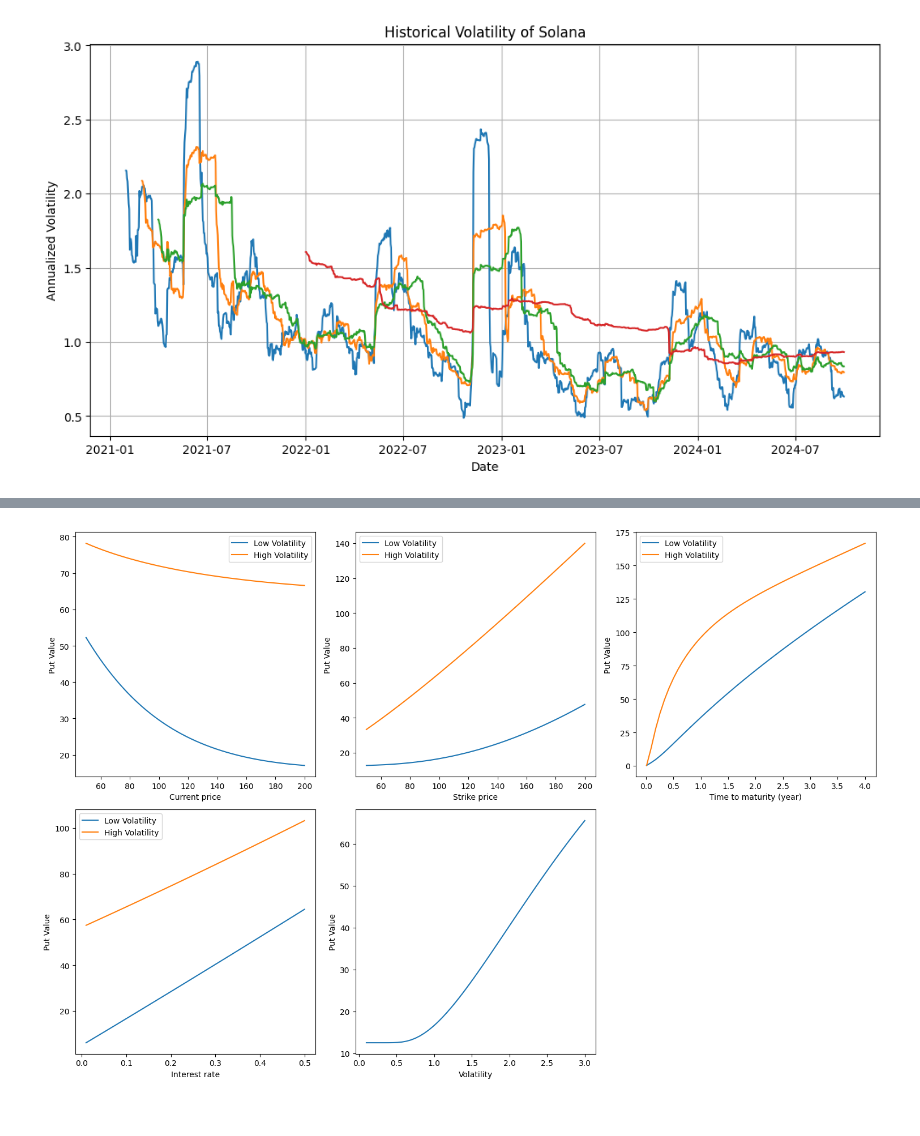
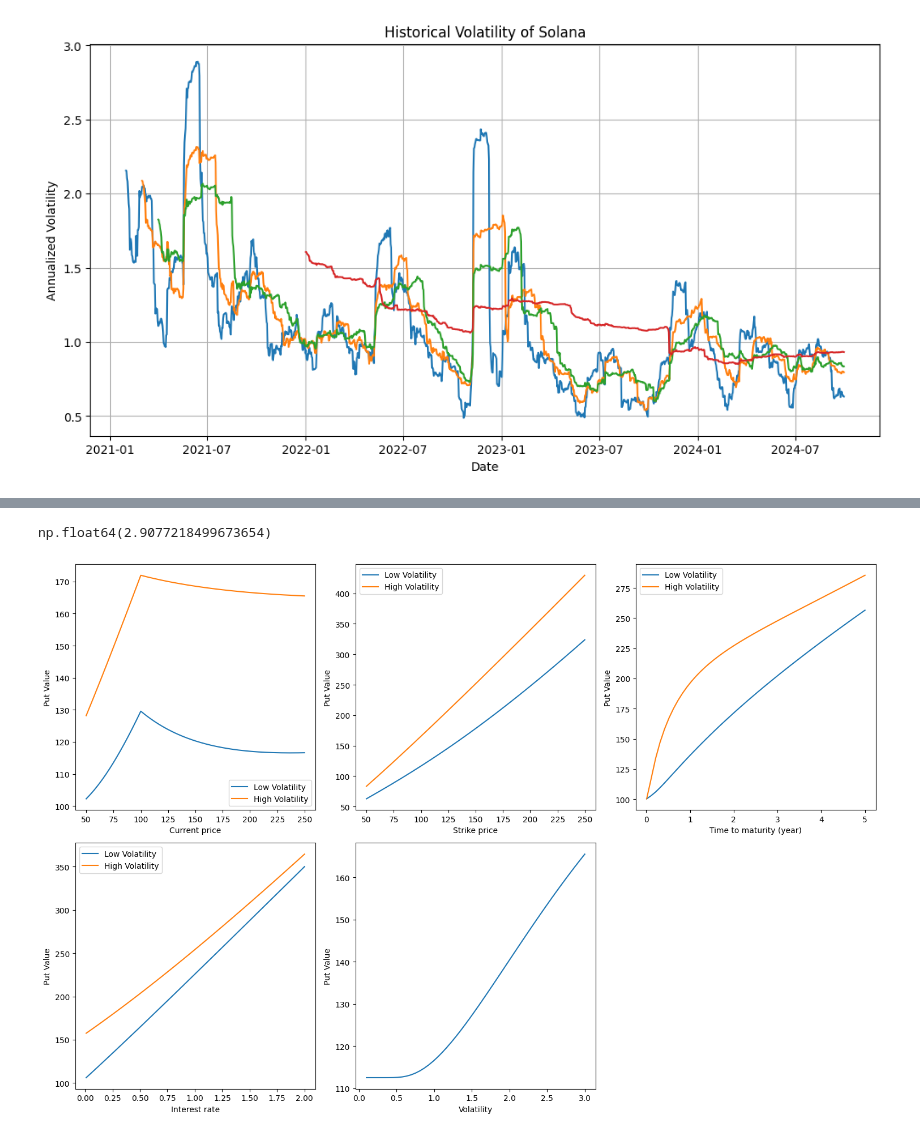
Before and after one commit to Dodecahedr0x/bankwet-simulation, a Jupyter notebook: pricing.ipynb, the cells around one changed output, grey strips where cells are left out. Saved outputs shown, nothing was run; the diff lists cells and outputs as text; code cells hidden in the pictures.

Commit message:
Include collateral price

```diff
--- a/pricing.ipynb
+++ b/pricing.ipynb
@@ -66,9 +66,29 @@ def get_put_price(current_price, strike_price, time_to_maturity, risk_free_rate,
     base_put_price = strike_price * np.exp(-risk_free_rate * time_to_maturity) * norm.cdf(
         -d2
     ) - current_price * norm.cdf(-d1)
+    collateral_value = min(strike_price, current_price)
     interest_cost = risk_free_rate * time_to_maturity * current_price
 
-    return base_put_price + interest_cost
+    return base_put_price + interest_cost + collateral_value
+
+def get_put_price_components(current_price, strike_price, time_to_maturity, risk_free_rate, sigma):
+    """
+    Computes the price of a put option for the DAO.
+    It takes the price of the put according to BS model but accounts for the fact that the interests are paid by the DAO.
+    """
+
+    d1 = (
+        np.log(current_price / strike_price)
+        + (risk_free_rate + sigma**2 / 2) * time_to_maturity
+    ) / (sigma * np.sqrt(time_to_maturity))
+    d2 = d1 - sigma * np.sqrt(time_to_maturity)
+    base_put_price = strike_price * np.exp(-risk_free_rate * time_to_maturity) * norm.cdf(
+        -d2
+    ) - current_price * norm.cdf(-d1)
+    collateral_value = min(strike_price, current_price)
+    interest_cost = risk_free_rate * time_to_maturity * current_price
+
+    return (base_put_price, interest_cost, collateral_value)
 # %%
 volatility_low = 1
 volatility_high = 3
@@ -92,3 +129,7 @@ plt.legend()
+# %%
+interest_costs_pct[500]
+# %% [output]
+np.float64(2.9077218499673654)
 # %%
 # Set base parameters
 current_price = 250
@@ -100,7 +141,7 @@ volatility = 0.3
 fig, axes = plt.subplots(2, 3, figsize=(15, 10))
 
 # Vary current price
-S = np.arange(50, 200, 0.1)
+S = np.arange(50, 250, 0.1)
 puts_low = [get_put_price(s, strike_price, time_to_maturity, interest_rate, volatility_low) for s in S]
 puts_high = [get_put_price(s, strike_price, time_to_maturity, interest_rate, volatility_high) for s in S]
 axes[0,0].plot(S, puts_low, label='Low Volatility')
@@ -110,7 +151,7 @@ axes[0,0].set_ylabel('Put Value')
 axes[0,0].legend()
 
 # Vary strike price
-K = np.arange(50, 200, 0.1)
+K = np.arange(50, 250, 0.1)
 puts_low = [get_put_price(current_price, k, time_to_maturity, interest_rate, volatility_low) for k in K]
 puts_high = [get_put_price(current_price, k, time_to_maturity, interest_rate, volatility_high) for k in K]
 axes[0,1].plot(K, puts_low, label='Low Volatility')
@@ -120,35 +161,35 @@ axes[0,1].set_ylabel('Put Value')
 axes[0,1].legend()
 
 # Vary time to maturity
-maturities = np.linspace(0.01, 4)
+maturities = np.linspace(0.01, 5)
 puts_low = [get_put_price(current_price, strike_price, t, interest_rate, volatility_low) for t in maturities]
 puts_high = [get_put_price(current_price, strike_price, t, interest_rate, volatility_high) for t in maturities]
 axes[0,2].plot(maturities, puts_low, label='Low Volatility')
 axes[0,2].plot(maturities, puts_high, label='High Volatility')
 axes[0,2].set_xlabel('Time to maturity (year)')
 axes[0,2].set_ylabel('Put Value')
 axes[0,2].legend()
 
 # Vary interest rate
-rates = np.linspace(0.01, 0.5)
+rates = np.linspace(0.01, 2)
 puts_low = [get_put_price(current_price, strike_price, time_to_maturity, r, volatility_low) for r in rates]
 puts_high = [get_put_price(current_price, strike_price, time_to_maturity, r, volatility_high) for r in rates]
 axes[1,0].plot(rates, puts_low, label='Low Volatility')
 axes[1,0].plot(rates, puts_high, label='High Volatility')
 axes[1,0].set_xlabel('Interest rate')
 axes[1,0].set_ylabel('Put Value')
 axes[1,0].legend()
 
 # Vary volatility
 vols = np.linspace(0.1, 3)
 puts = [get_put_price(current_price, strike_price, time_to_maturity, interest_rate, v) for v in vols]
 axes[1,1].plot(vols, puts)
 axes[1,1].set_xlabel('Volatility')
 axes[1,1].set_ylabel('Put Value')
 
 # Remove unused subplot
 fig.delaxes(axes[1,2])
 
 plt.tight_layout()
 # %% [output]
-[figure, old version]
+[figure, new version]
```
Also changed, not shown: parts of 2 cells of this notebook, 4 other files.
